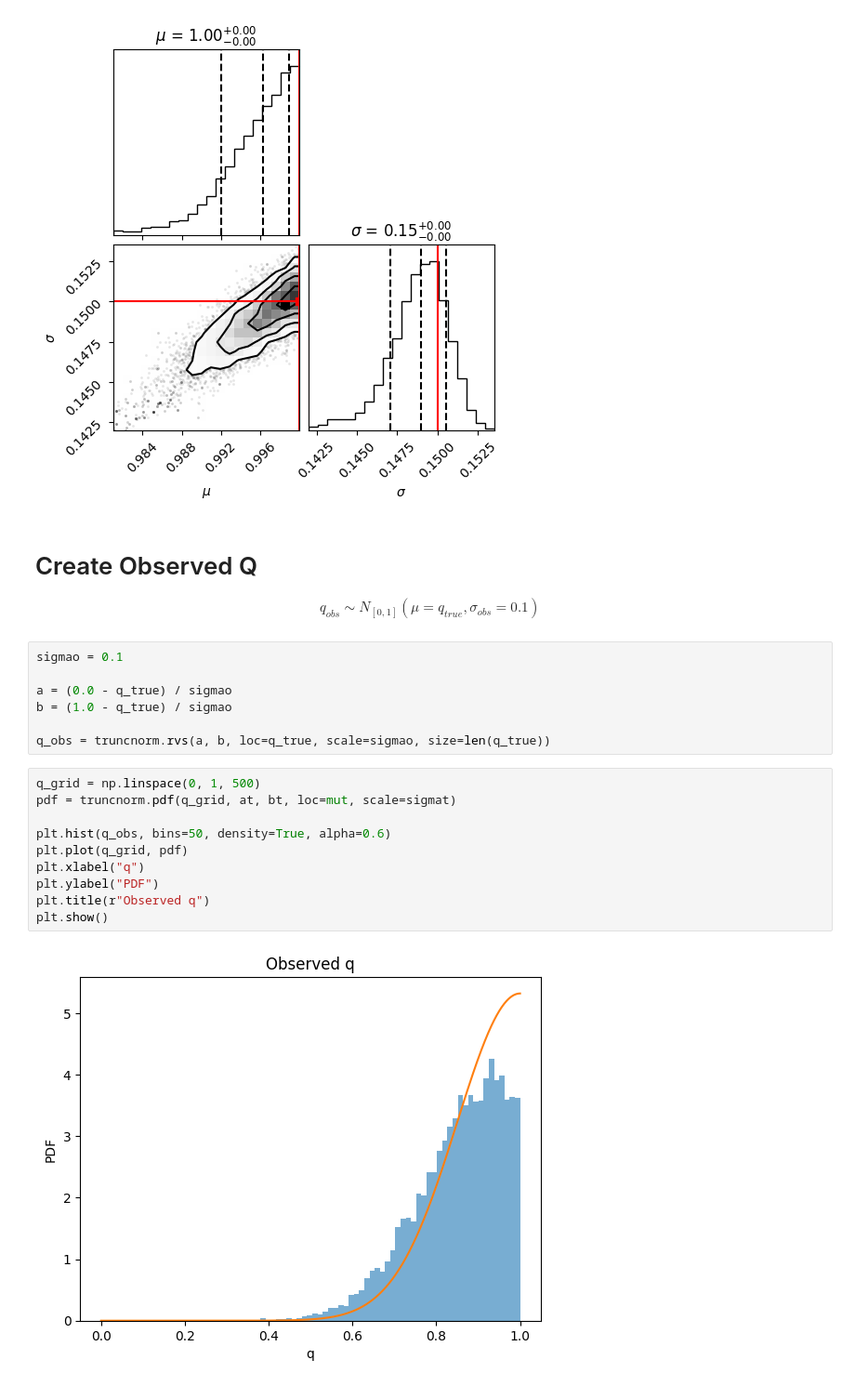
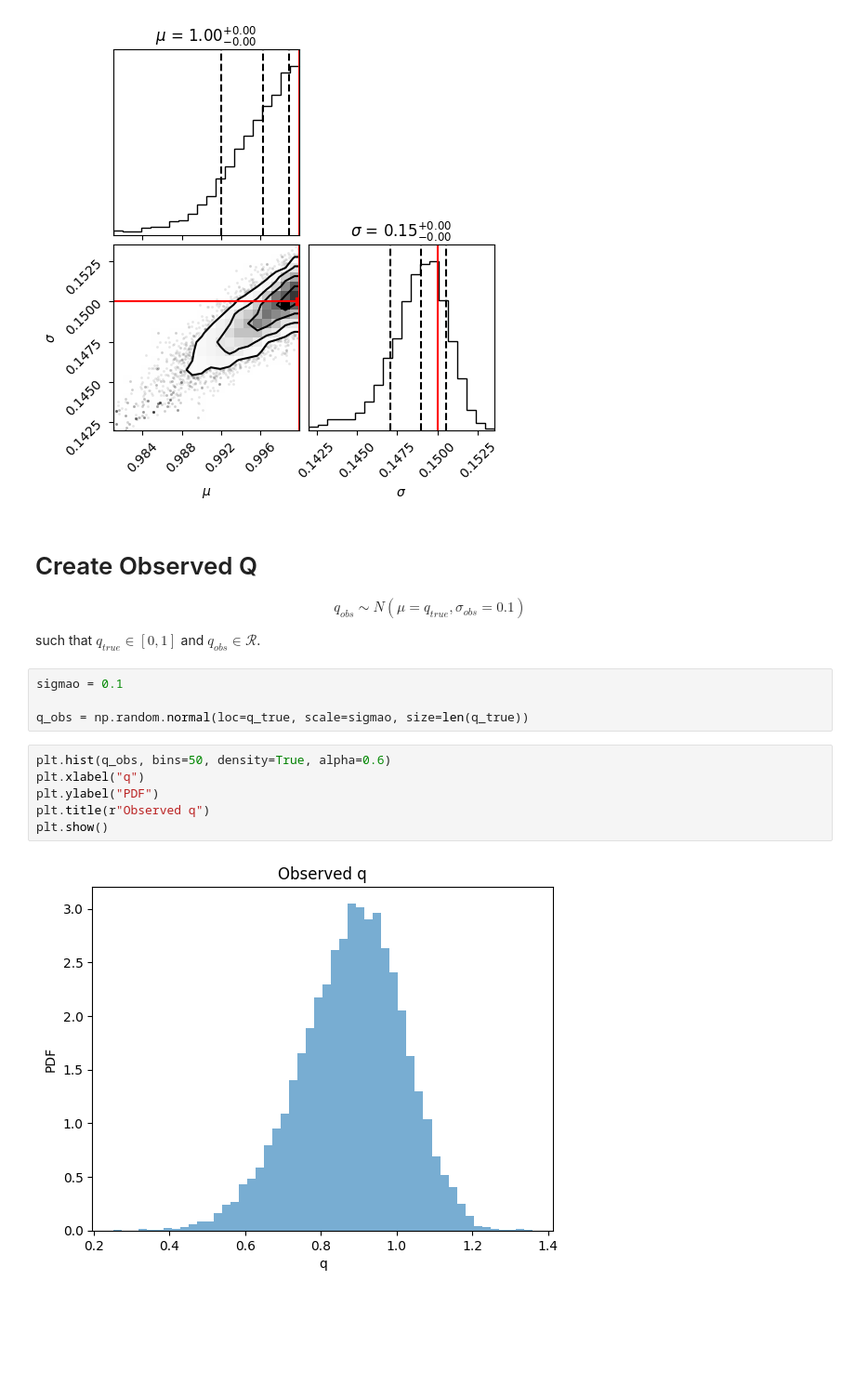
Before and after one commit to SoumendraRoy/FitQ, a Jupyter notebook: notebook.ipynb, the cells around one changed output. Shown at 93% size. Drawn from its saved outputs; the diff is of its cells as text; blank space fills up the shorter version.

Commit message:
q_true in [0,1], q_obs in R to integrate analytically

```diff
--- a/notebook.ipynb
+++ b/notebook.ipynb
@@ -99,28 +99,24 @@ for yi in range(len(true)):
 [figure]
 # %% [markdown]
 # Create Observed Q
+
 $$
-q_{obs} \sim N_{[0,1]}(\mu=q_{true}, \sigma_{obs}=0.1)
+q_{obs} \sim N(\mu=q_{true}, \sigma_{obs}=0.1)
 $$
+
+such that $q_{true} \in [0,1]$ and $q_{obs} \in \mathcal{R}$.
 # %%
 sigmao = 0.1
 
-a = (0.0 - q_true) / sigmao
-b = (1.0 - q_true) / sigmao
-
-q_obs = truncnorm.rvs(a, b, loc=q_true, scale=sigmao, size=len(q_true))
+q_obs = np.random.normal(loc=q_true, scale=sigmao, size=len(q_true))
 # %%
-q_grid = np.linspace(0, 1, 500)
-pdf = truncnorm.pdf(q_grid, at, bt, loc=mut, scale=sigmat)
-
 plt.hist(q_obs, bins=50, density=True, alpha=0.6)
-plt.plot(q_grid, pdf)
 plt.xlabel("q")
 plt.ylabel("PDF")
 plt.title(r"Observed q")
 plt.show()
 # %% [output]
-[figure, old version]
+[figure, new version]
 # %% [markdown]
 # Inference with observed
 
```
Also changed, not shown: parts of 4 cells of this notebook.
